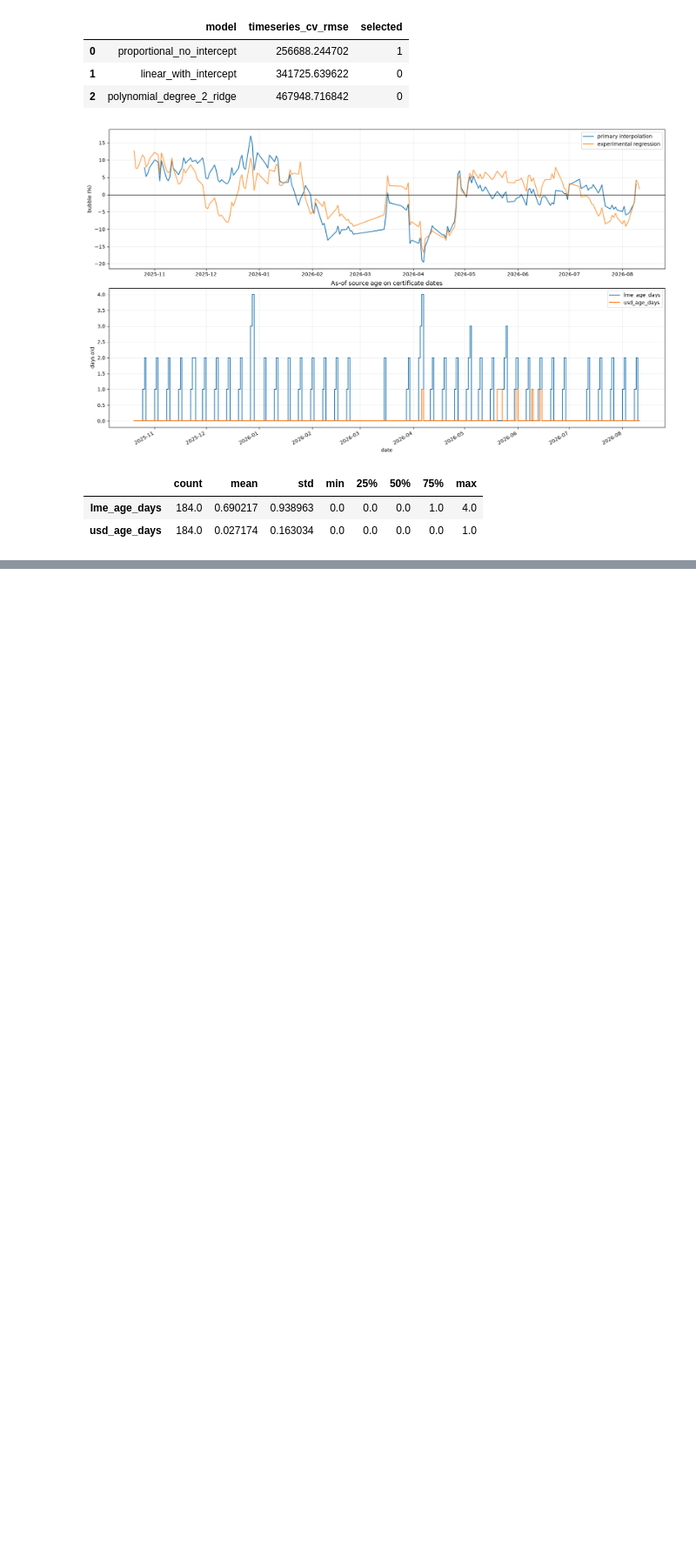
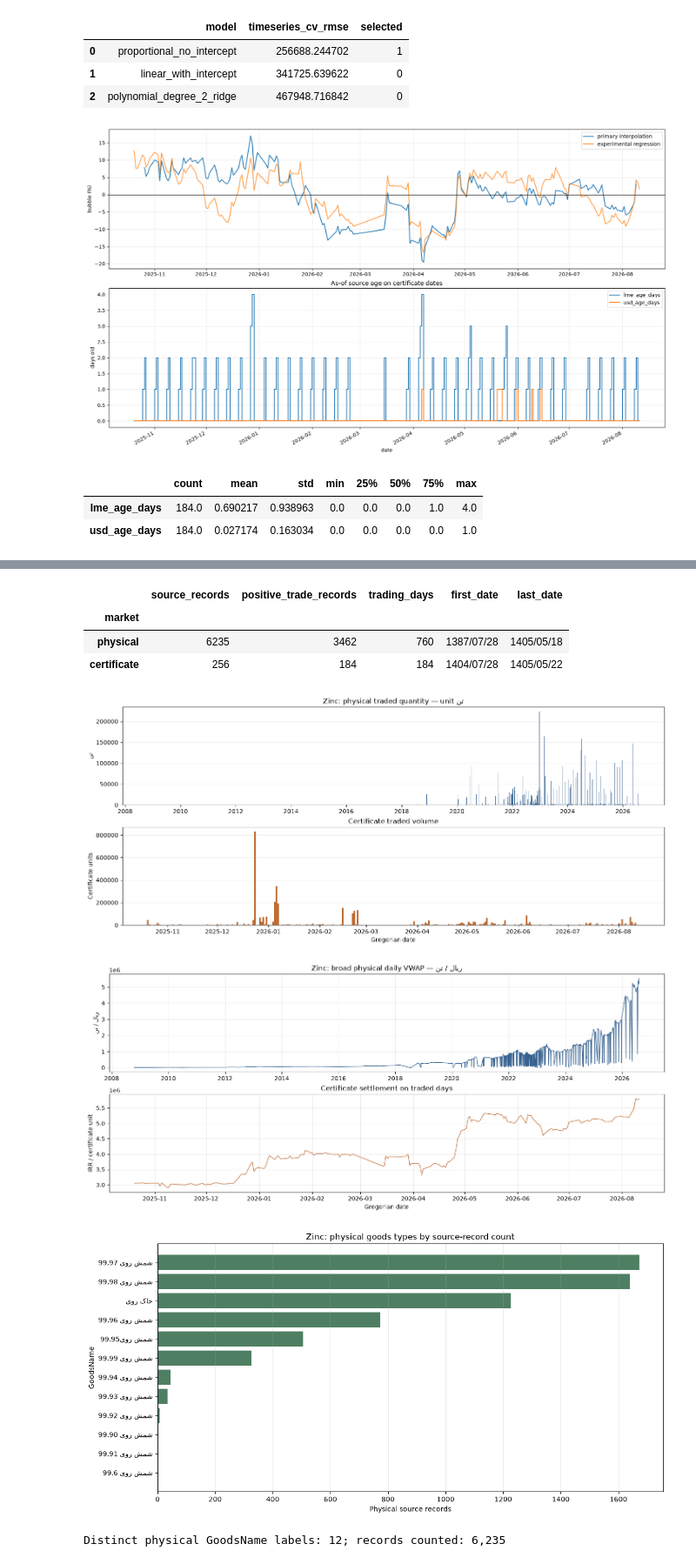
Before and after one commit to amirabadimm/empirical-economics-research, a Jupyter notebook: commodity/zinc/notebooks/02_bubble_analysis.ipynb, the cells around one changed output, grey strips where cells are left out. Shown at 87% size. Cells and saved outputs as stored; diff of their text form; code cells hidden in the pictures; blank space fills up the shorter version.

```diff
--- a/commodity/zinc/notebooks/02_bubble_analysis.ipynb
+++ b/commodity/zinc/notebooks/02_bubble_analysis.ipynb
@@ -173,0 +181,43 @@ display(age.describe().T)
+# %%
+from pathlib import Path
+import sys
+
+def locate_workspace(start=Path.cwd()):
+    for candidate in [start, *start.parents]:
+        if (candidate / "commodity" / "zinc").exists() and (candidate / "shared").exists():
+            return candidate
+    raise FileNotFoundError("Could not locate workspace root")
+
+WORKSPACE_ROOT = locate_workspace()
+if str(WORKSPACE_ROOT) not in sys.path:
+    sys.path.insert(0, str(WORKSPACE_ROOT))
+
+from shared.notebook_tools.commodity_dashboard import (
+    goods_type_counts,
+    load_markets,
+    market_summary,
+    plot_available_bubbles,
+    plot_goods_type_counts,
+    plot_market_prices,
+    plot_trade_activity,
+)
+
+PROJECT_DIR = WORKSPACE_ROOT / "commodity" / "zinc"
+physical_dashboard, certificate_dashboard = load_markets(
+    PROJECT_DIR, "zinc", physical_filename=None
+)
+display(market_summary(physical_dashboard, certificate_dashboard))
+plot_trade_activity(physical_dashboard, certificate_dashboard, "Zinc")
+plot_market_prices(physical_dashboard, certificate_dashboard, "Zinc")
+goods_count_table = plot_goods_type_counts(physical_dashboard, "Zinc", top_n=30)
+display(goods_count_table)
+bubble_series_plotted = plot_available_bubbles(PROJECT_DIR, "Zinc")
+# %% [output]
+|  | source_records | positive_trade_records | trading_days | first_date | last_date |
+| market |  |  |  |  |  |
+| physical | 6235 | 3462 | 760 | 1387/07/28 | 1405/05/18 |
+| certificate | 256 | 184 | 184 | 1404/07/28 | 1405/05/22 |
+[figure, added]
+[figure, added]
+[figure, added]
+Distinct physical GoodsName labels: 12; records counted: 6,235
```
Also changed, not shown: parts of 2 cells of this notebook, 22 other files.
